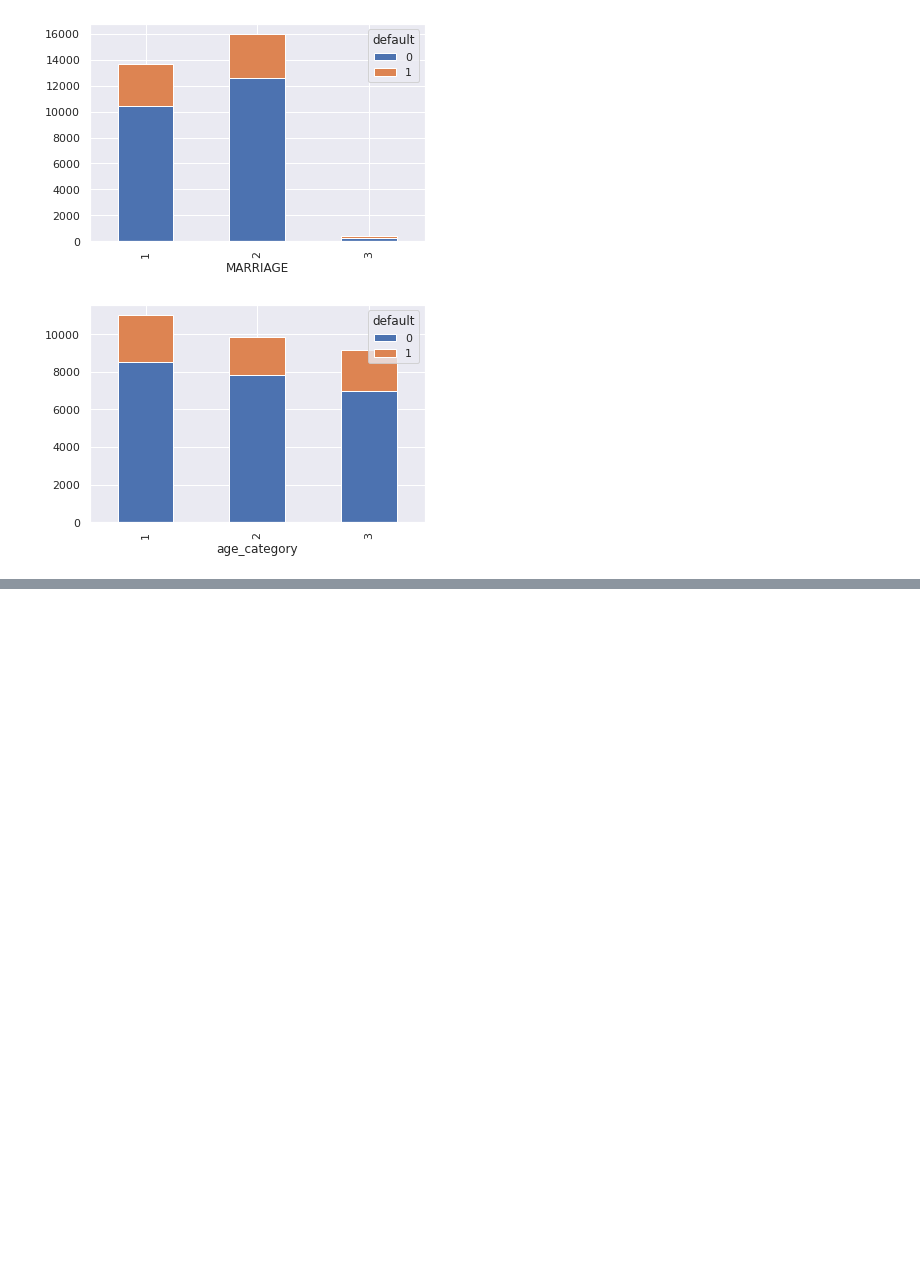
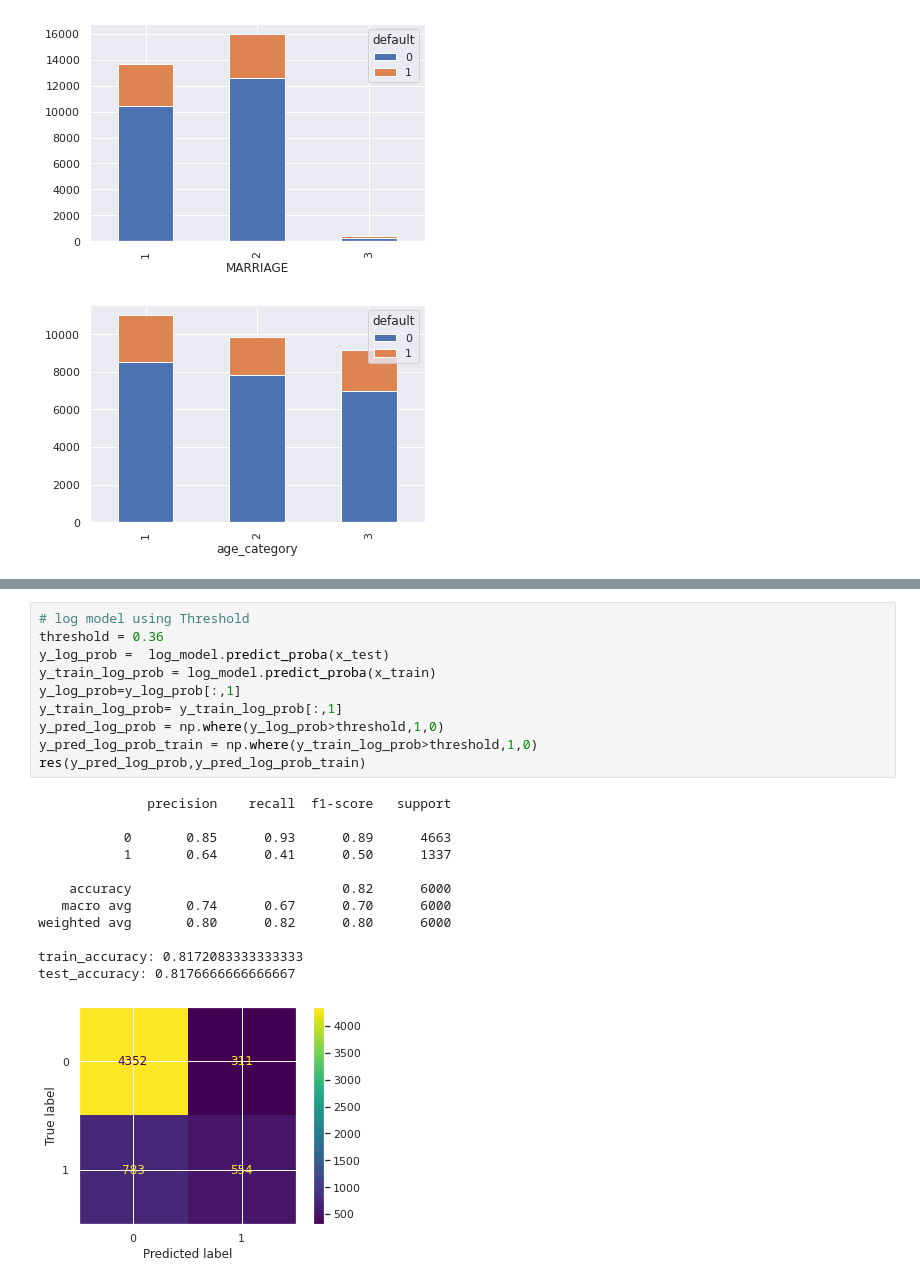
Before and after one commit to tushwagh/Credit-Card-Default-Prediction, a Jupyter notebook: Credit_Card_Default_Prediction_Capstone_Project.ipynb, the cells around one changed output, grey strips where cells are left out. Drawn from its saved outputs; the diff is of its cells as text; blank space fills up the shorter version.

```diff
--- a/Credit_Card_Default_Prediction_Capstone_Project.ipynb
+++ b/Credit_Card_Default_Prediction_Capstone_Project.ipynb
@@ -474,0 +581,23 @@ age_def.plot(kind='bar', stacked=True)
+# %%
+# log model using Threshold
+threshold = 0.36
+y_log_prob =  log_model.predict_proba(x_test)
+y_train_log_prob = log_model.predict_proba(x_train)
+y_log_prob=y_log_prob[:,1]
+y_train_log_prob= y_train_log_prob[:,1]
+y_pred_log_prob = np.where(y_log_prob>threshold,1,0)
+y_pred_log_prob_train = np.where(y_train_log_prob>threshold,1,0)
+res(y_pred_log_prob,y_pred_log_prob_train)
+# %% [output]
+              precision    recall  f1-score   support
+
+           0       0.85      0.93      0.89      4663
+           1       0.64      0.41      0.50      1337
+
+    accuracy                           0.82      6000
+   macro avg       0.74      0.67      0.70      6000
+weighted avg       0.80      0.82      0.80      6000
+
+train_accuracy: 0.8172083333333333
+test_accuracy: 0.8176666666666667
+[figure, added]
```
Also changed, not shown: parts of 30 cells of this notebook.
